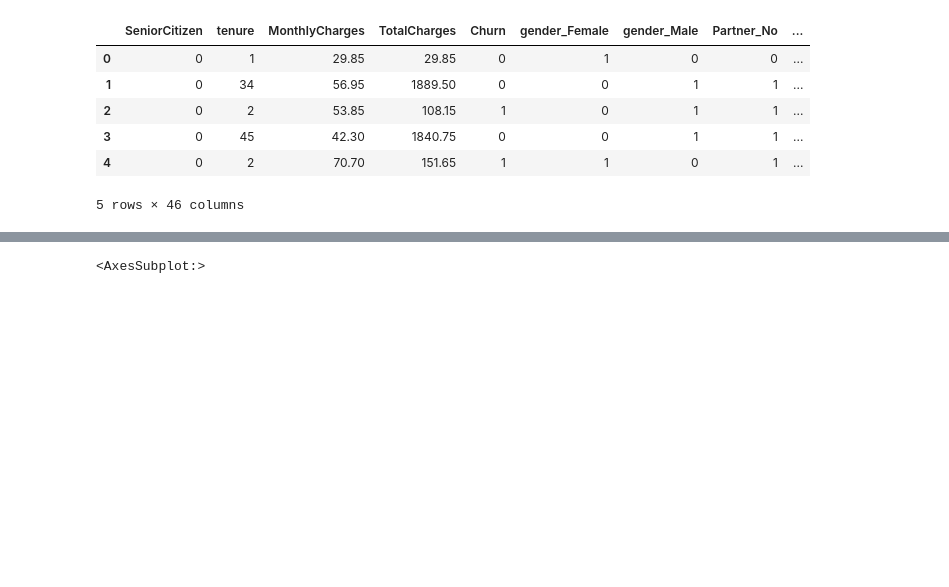
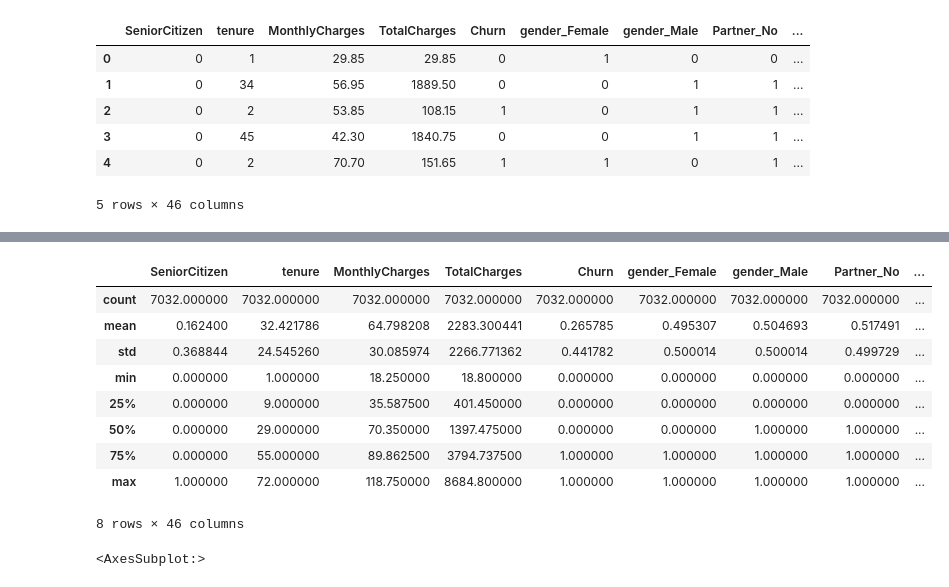
Before and after one commit to rpmunoz/taller_copec, a Jupyter notebook: notebooks/07 - Modelo fuga data preparation.ipynb, the cells around one changed output, grey strips where cells are left out. Saved outputs shown, nothing was run; the diff lists cells and outputs as text; code cells hidden in the pictures; blank space fills up the shorter version.

```diff
--- a/notebooks/07 - Modelo fuga data preparation.ipynb
+++ b/notebooks/07 - Modelo fuga data preparation.ipynb
@@ -127,3 +152,16 @@ df_dummies.head()
+# %%
+df_dummies.describe()
+# %% [output]
+|  | SeniorCitizen | tenure | MonthlyCharges | TotalCharges | Churn | gender_Female | gender_Male | Partner_No | ... |
+| count | 7032.000000 | 7032.000000 | 7032.000000 | 7032.000000 | 7032.000000 | 7032.000000 | 7032.000000 | 7032.000000 | ... |
+| mean | 0.162400 | 32.421786 | 64.798208 | 2283.300441 | 0.265785 | 0.495307 | 0.504693 | 0.517491 | ... |
+| std | 0.368844 | 24.545260 | 30.085974 | 2266.771362 | 0.441782 | 0.500014 | 0.500014 | 0.499729 | ... |
+| min | 0.000000 | 1.000000 | 18.250000 | 18.800000 | 0.000000 | 0.000000 | 0.000000 | 0.000000 | ... |
+| 25% | 0.000000 | 9.000000 | 35.587500 | 401.450000 | 0.000000 | 0.000000 | 0.000000 | 0.000000 | ... |
+| 50% | 0.000000 | 29.000000 | 70.350000 | 1397.475000 | 0.000000 | 0.000000 | 1.000000 | 1.000000 | ... |
+| 75% | 0.000000 | 55.000000 | 89.862500 | 3794.737500 | 1.000000 | 1.000000 | 1.000000 | 1.000000 | ... |
+| max | 1.000000 | 72.000000 | 118.750000 | 8684.800000 | 1.000000 | 1.000000 | 1.000000 | 1.000000 | ... |
+8 rows × 46 columns
 # %%
 #Get Correlation of "Churn" with other variables:
 plt.figure(figsize=(15,8))
```
Also changed, not shown: parts of 15 cells of this notebook, 3 other files.
